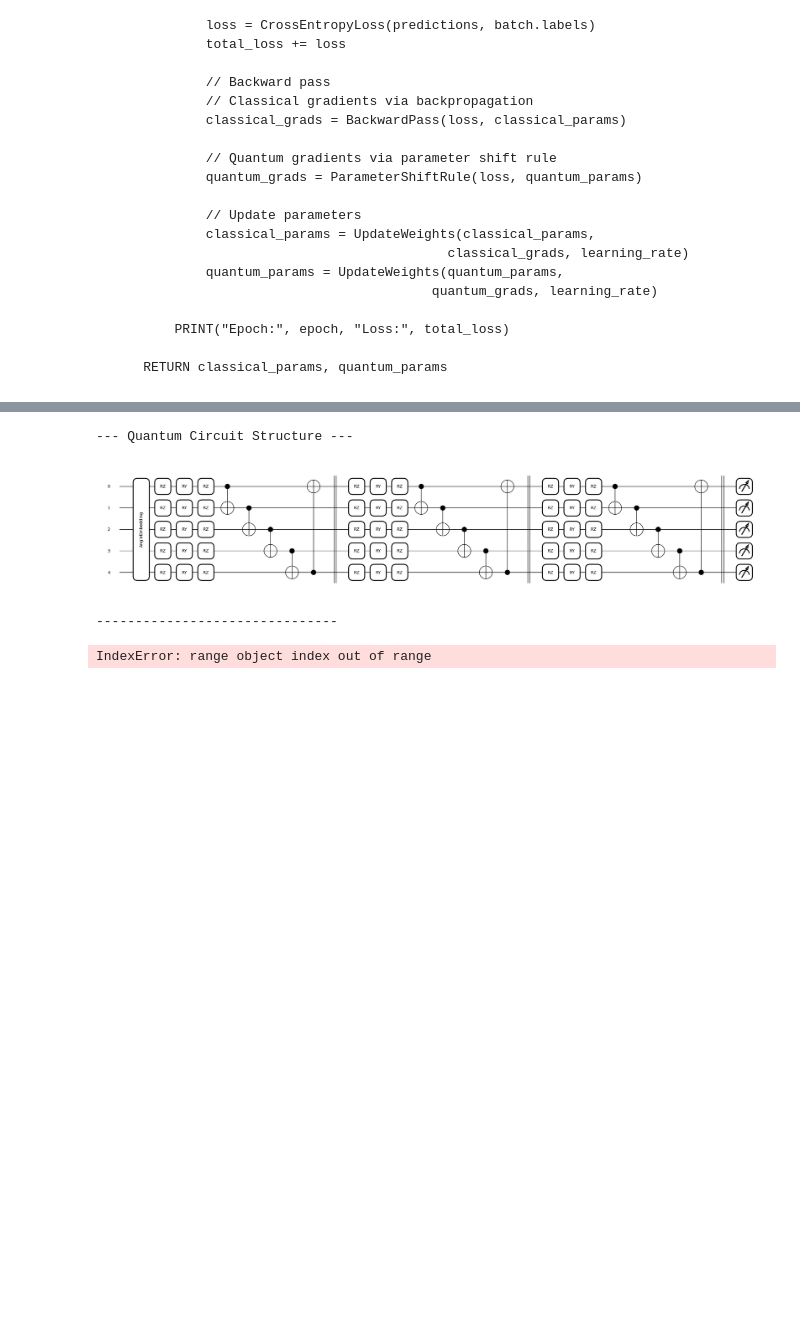
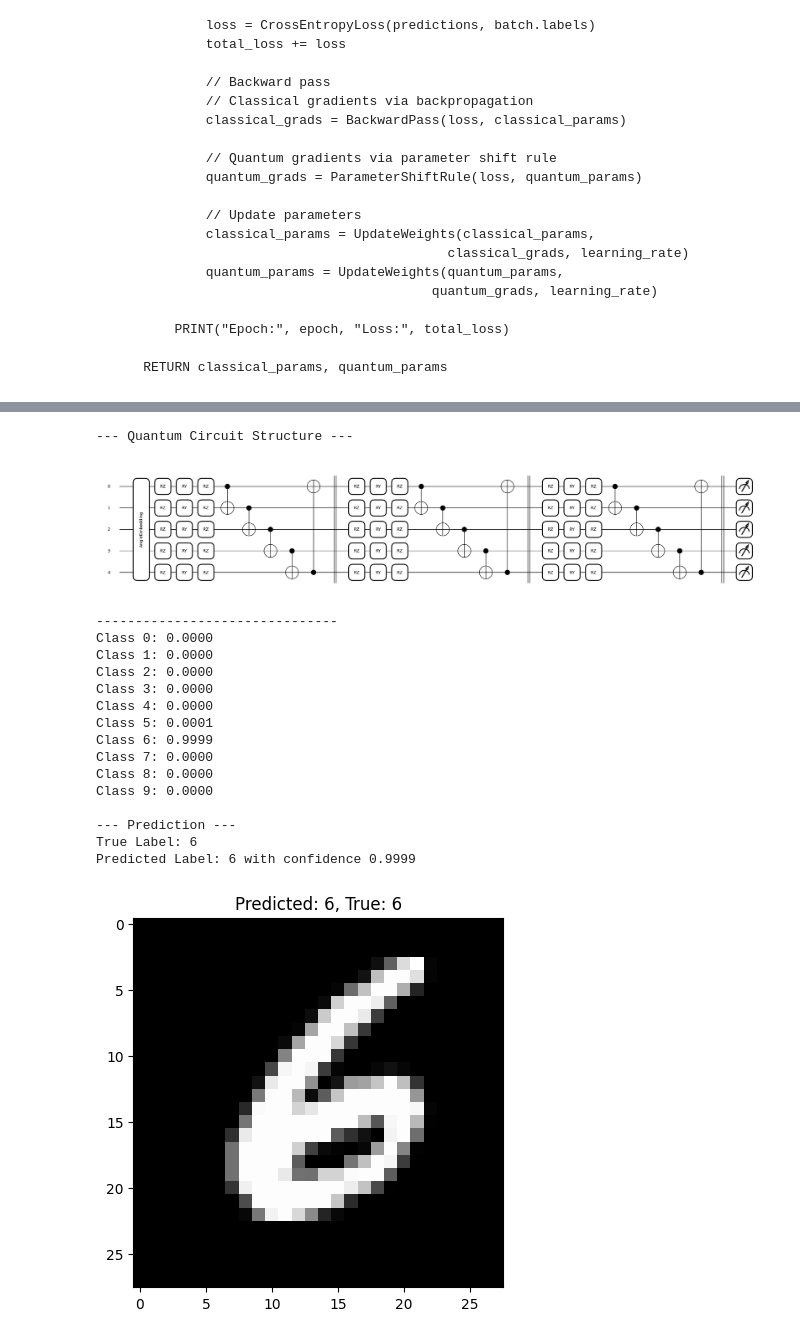
Before and after one commit to pk-2004/quantum-classification, a Jupyter notebook: HQNN/HQNN-Parallel-local.ipynb, the cells around one changed output, grey strips where cells are left out. Drawn from its saved outputs; the diff is of its cells as text; code cells hidden in the pictures; blank space fills up the shorter version.

```diff
--- a/HQNN/HQNN-Parallel-manual.ipynb
+++ b/HQNN/HQNN-Parallel-local.ipynb
@@ -604,23 +630,41 @@ def load_model(filepath):
     loaded_model.load_state_dict(state_dict)
     return loaded_model
 # %%
+import random
+
 # 4. Test prediction on a single image
 # Load the model from file
-model_from_path = load_model('hqnn_parallel_mnist.pth')
+model_from_path = load_model('hqnn_parallel_mnist_lightning.pth')
 
-img, label = test_dataset[101]
+# Select a random image from the test dataset
+random_idx = random.randint(0, len(test_dataset) - 1)
+img, label = test_dataset[random_idx]
 img_batch = img.unsqueeze(0)  # Add batch dimension
 
 predicted, confidence = predict_image(model_from_path, img_batch)
 print(f"\n--- Prediction ---")
 print(f"True Label: {label}")
 print(f"Predicted Label: {predicted} with confidence {confidence:.4f}")
 
 plt.imshow(img.squeeze(), cmap='gray')
 plt.title(f"Predicted: {predicted}, True: {label}")
 plt.show()
 # %% [output]
 --- Quantum Circuit Structure ---
 [figure]
 -------------------------------
+Class 0: 0.0000
+Class 1: 0.0000
+Class 2: 0.0000
+Class 3: 0.0000
+Class 4: 0.0000
+Class 5: 0.0001
+Class 6: 0.9999
+Class 7: 0.0000
+Class 8: 0.0000
+Class 9: 0.0000
+
+--- Prediction ---
+True Label: 6
+Predicted Label: 6 with confidence 0.9999
-IndexError: range object index out of range
+[figure, added]
```
Also changed, not shown: parts of 6 cells of this notebook, 3 other files.
